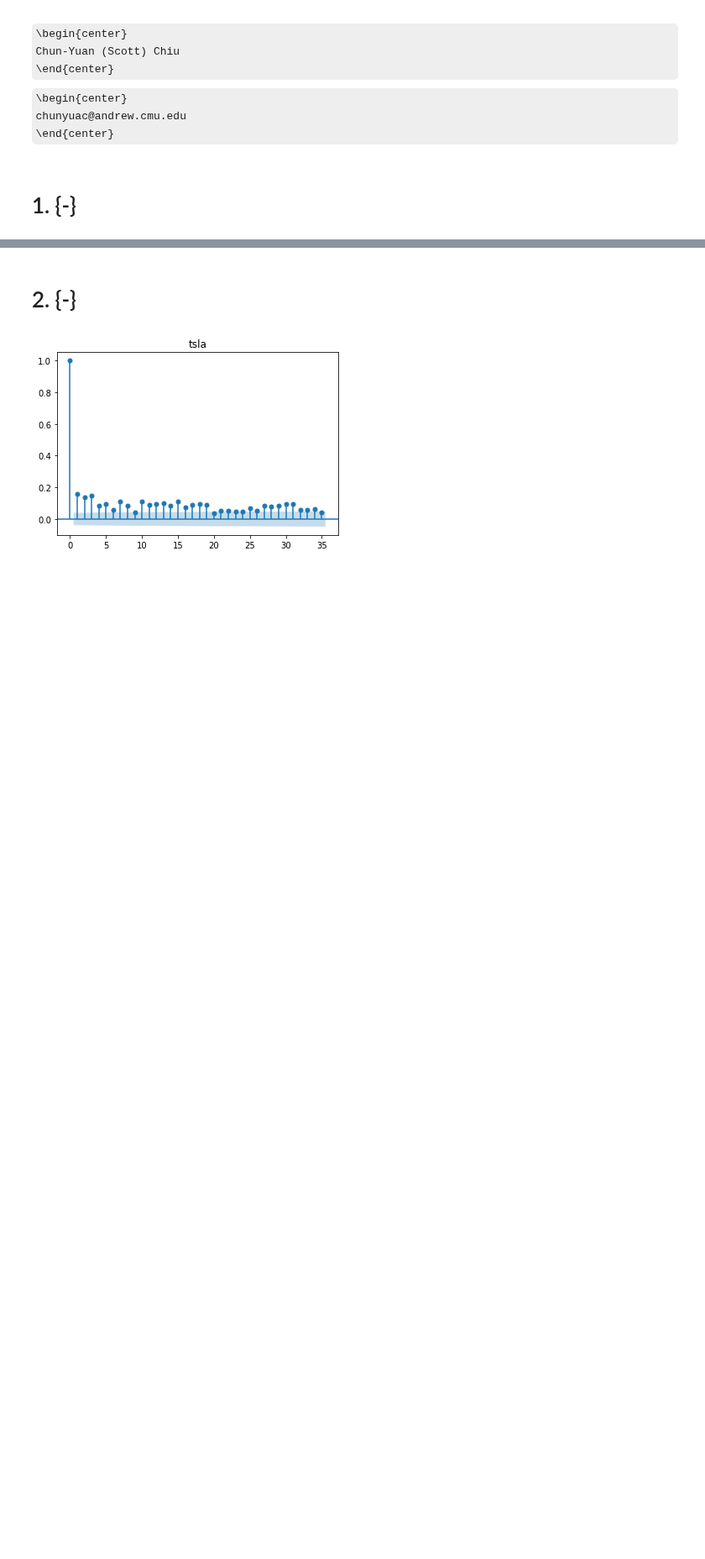
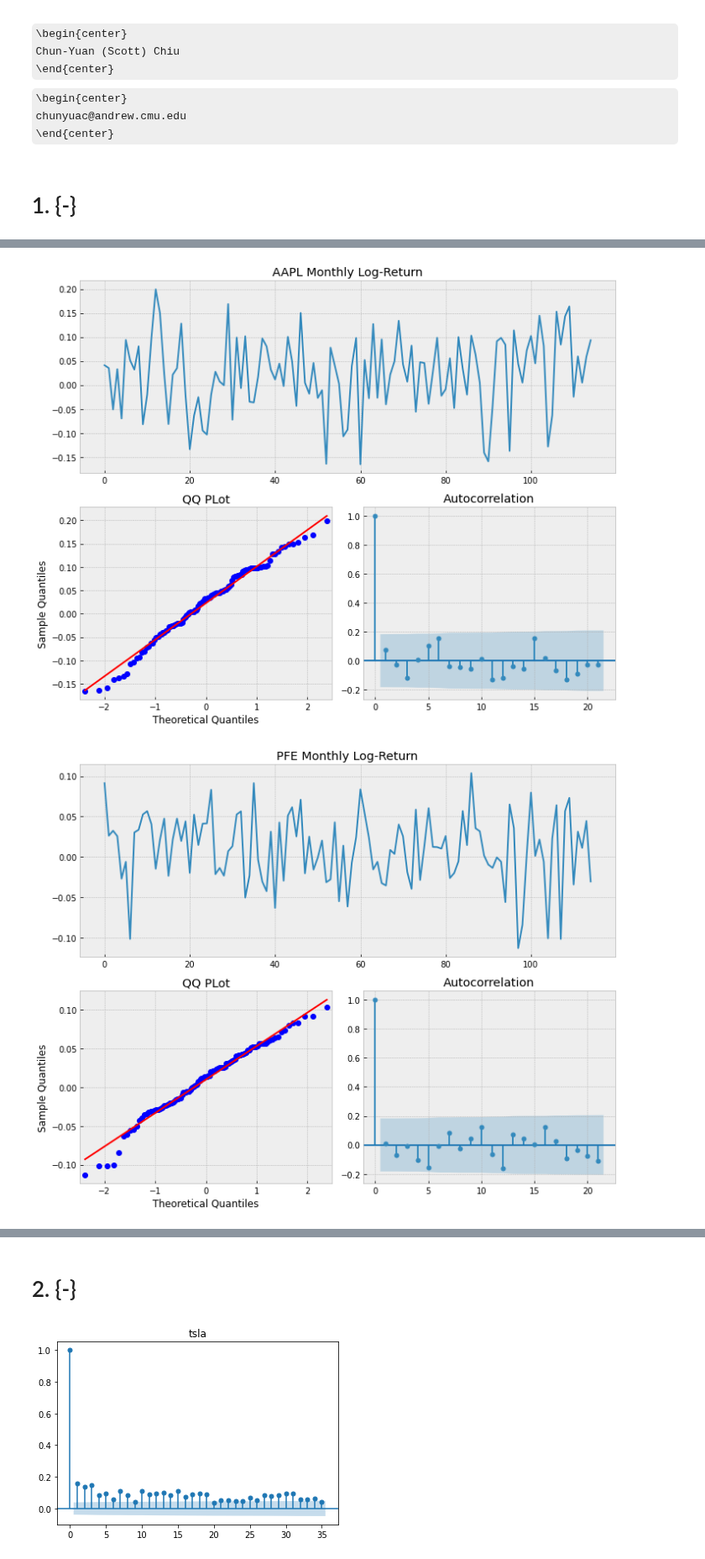
Before and after one commit to beginnerSC/mscf_hw_spring, a Jupyter notebook: TS/Homework #1.ipynb, the cells around one changed output, grey strips where cells are left out. Shown at 84% size. Cells and saved outputs as stored; diff of their text form; code cells hidden in the pictures; some formulas as TeX source; blank space fills up the shorter version.

```diff
--- a/TS/Homework #1.ipynb
+++ b/TS/Homework #1.ipynb
@@ -80,0 +83,19 @@ for ticker in ['aapl', 'pfe', 'gme', 'btc-usd']:
+# %%
+for ticker in ['aapl', 'pfe', 'gme', 'btc-usd']:
+    start = '2011-01-01'
+    end = '2021-03-21'
+    price = pdr.get_data_yahoo(ticker,start,end)
+    adjclose = price['Adj Close']
+    shf = 22
+    logret = np.log(adjclose/adjclose.shift(shf)).dropna()
+    L = len(logret)
+    LL = int(L/shf)
+    logret_shf = np.zeros(LL)
+    for i in range(int(L/shf)):
+        logret_shf[i] = logret[i*shf]
+
+    tsplot(logret_shf, title=f'{ticker.upper()} Monthly Log-Return')
+    plt.show()
+# %% [output]
+[figure, added]
+[figure, added]
```
Also changed, not shown: parts of 5 cells of this notebook.
